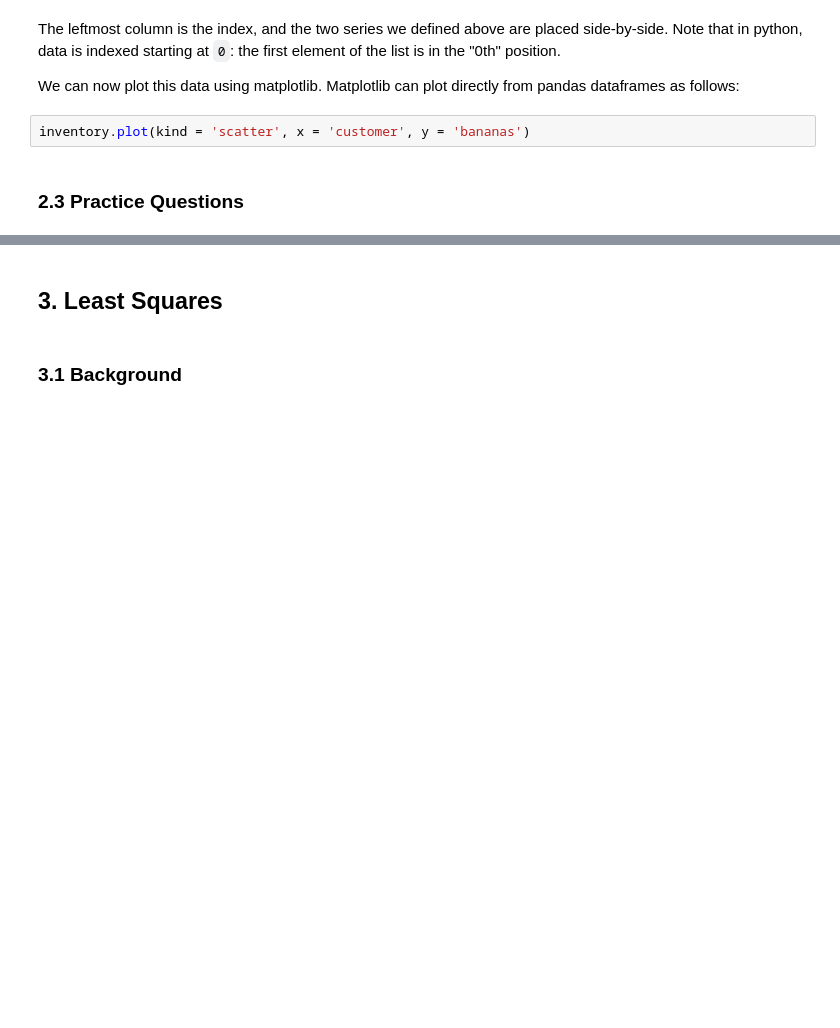
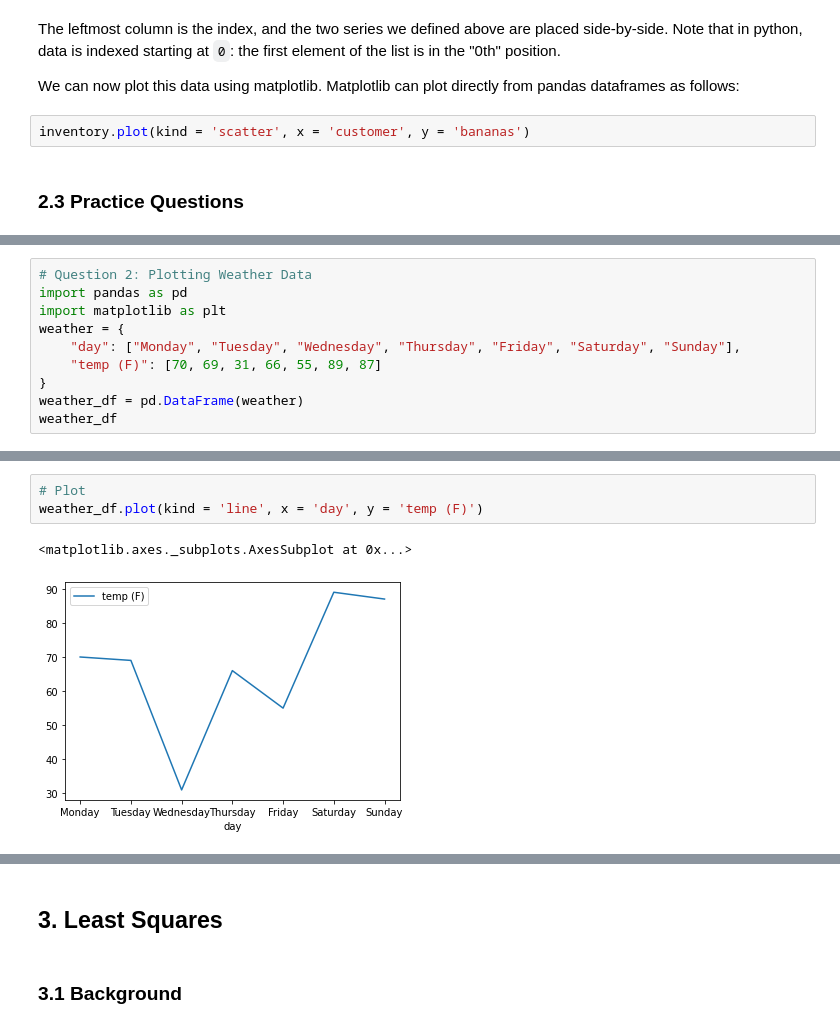
Before and after one commit to CUB-Computational-Tools/2020-ps-team-bozs_asks, a Jupyter notebook: geol3910_pythonintro_globalchange_ANSWERKEY.ipynb, the cells around one changed output, grey strips where cells are left out. Saved outputs shown, nothing was run; the diff lists cells and outputs as text; blank space fills up the shorter version.

```diff
--- a/geol3910_pythonintro_globalchange_ANSWERKEY.ipynb
+++ b/geol3910_pythonintro_globalchange_ANSWERKEY.ipynb
@@ -99,0 +121,10 @@ inventory.plot(kind = 'scatter', x = 'customer', y = 'bananas')
+# %%
+# Question 2: Plotting Weather Data
+import pandas as pd
+import matplotlib as plt
+weather = {
+    "day": ["Monday", "Tuesday", "Wednesday", "Thursday", "Friday", "Saturday", "Sunday"],
+    "temp (F)": [70, 69, 31, 66, 55, 89, 87]
+}
+weather_df = pd.DataFrame(weather)
+weather_df
@@ -99,0 +140,6 @@ inventory.plot(kind = 'scatter', x = 'customer', y = 'bananas')
+# %%
+# Plot
+weather_df.plot(kind = 'line', x = 'day', y = 'temp (F)')
+# %% [output]
+<matplotlib.axes._subplots.AxesSubplot at 0x...>
+[figure, added]
```
Also changed, not shown: parts of 4 cells of this notebook.
